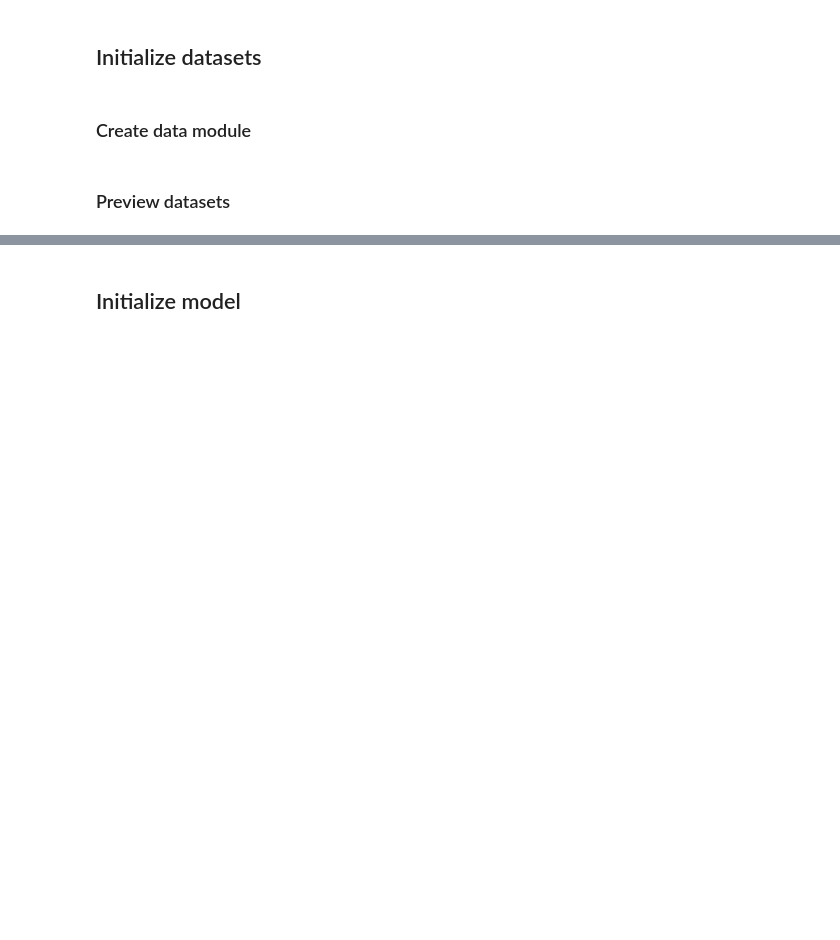
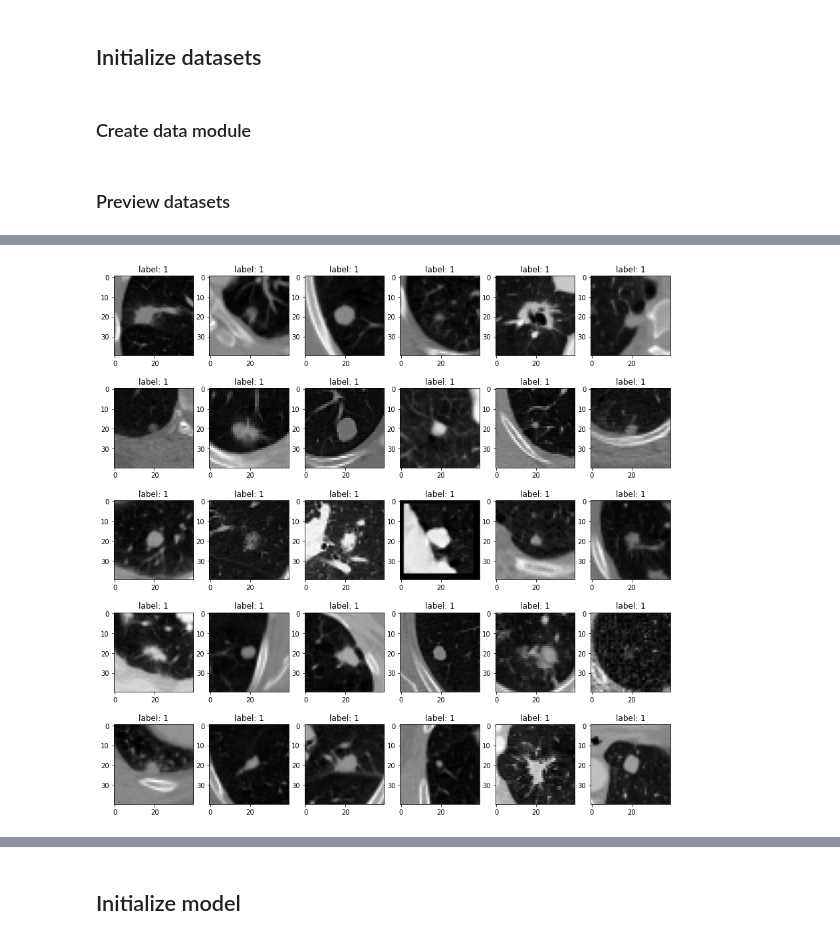
Before and after one commit to felixpeters/lung-cancer-detection, a Jupyter notebook: nbs/16_Nodule_Classification_Baseline.ipynb, the cells around one changed output, grey strips where cells are left out. Cells and saved outputs as stored; diff of their text form; code cells hidden in the pictures; blank space fills up the shorter version.

```diff
--- a/nbs/16_Nodule_Classification_Baseline.ipynb
+++ b/nbs/16_Nodule_Classification_Baseline.ipynb
@@ -20,0 +121,4 @@
+# %%
+preview_dataset(dm.query_by_label(split="train", n=30, labels=[1]))
+# %% [output]
+[figure, added]
```
Also changed, not shown: parts of 31 cells of this notebook, 2 other files.
